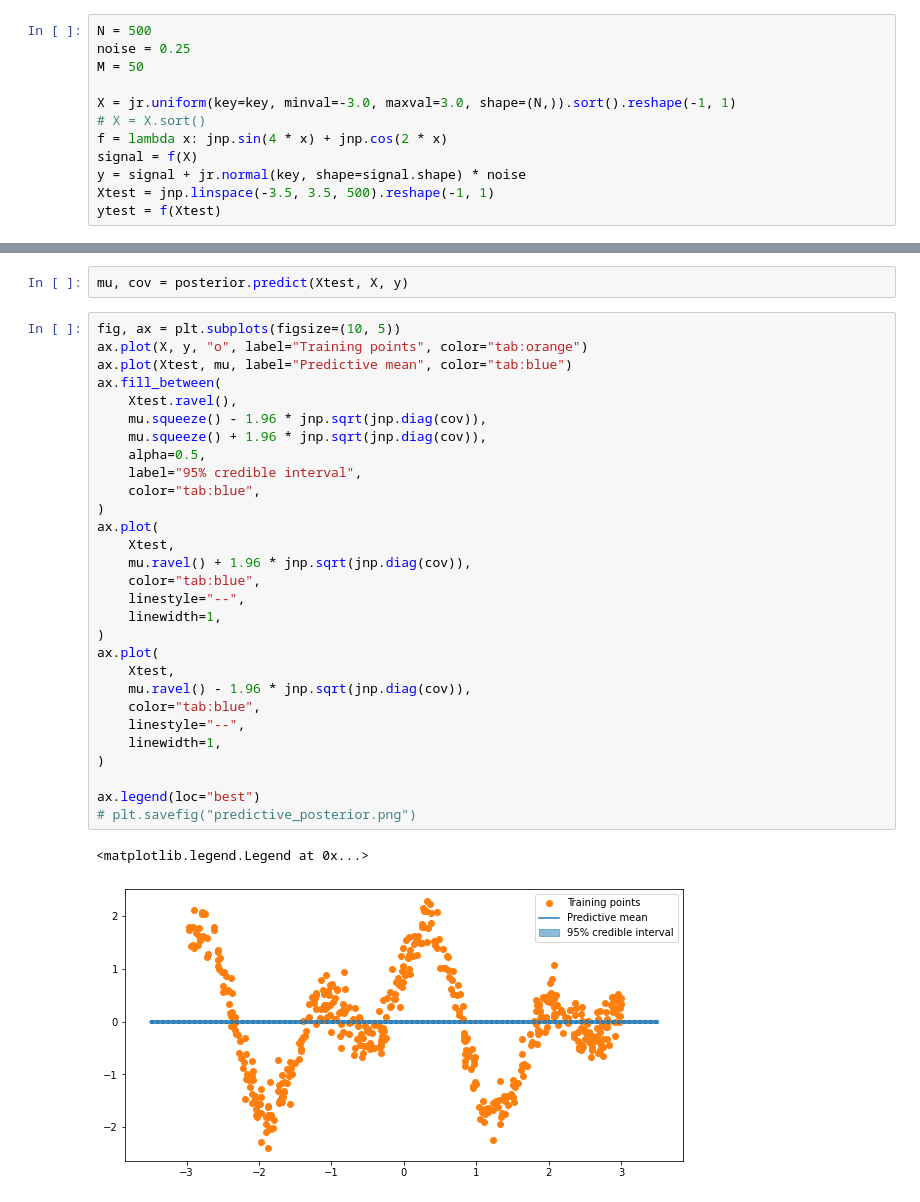
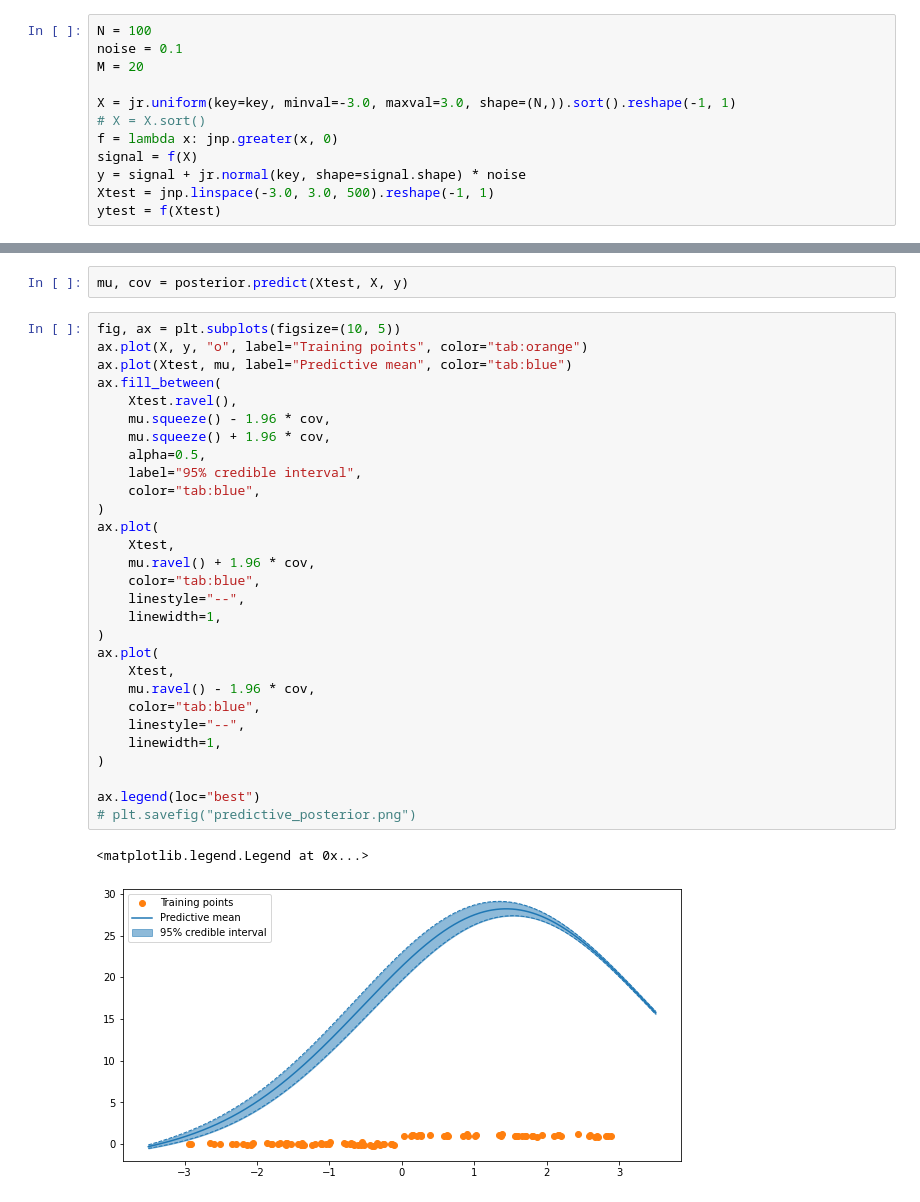
Before and after one commit to jejjohnson/GPJax-1, a Jupyter notebook: examples/spectral.ipynb, the cells around one changed output, grey strips where cells are left out. Cells and saved outputs as stored; diff of their text form.

```diff
--- a/examples/spectral.ipynb
+++ b/examples/spectral.ipynb
@@ -16,16 +16,16 @@ key = jr.PRNGKey(123)
 # %% [output]
 WARNING:absl:No GPU/TPU found, falling back to CPU. (Set TF_CPP_MIN_LOG_LEVEL=0 and rerun for more info.)
 # %%
-N = 500
-noise = 0.25
-M = 50
+N = 100
+noise = 0.1
+M = 20
 
 X = jr.uniform(key=key, minval=-3.0, maxval=3.0, shape=(N,)).sort().reshape(-1, 1)
 # X = X.sort()
-f = lambda x: jnp.sin(4 * x) + jnp.cos(2 * x)
+f = lambda x: jnp.greater(x, 0)
 signal = f(X)
 y = signal + jr.normal(key, shape=signal.shape) * noise
-Xtest = jnp.linspace(-3.5, 3.5, 500).reshape(-1, 1)
+Xtest = jnp.linspace(-3.0, 3.0, 500).reshape(-1, 1)
 ytest = f(Xtest)
 # %%
 fig, ax = plt.subplots(figsize=(10, 5))
@@ -93,32 +83,32 @@ mu, cov = posterior.predict(Xtest, X, y)
 # %%
 fig, ax = plt.subplots(figsize=(10, 5))
 ax.plot(X, y, "o", label="Training points", color="tab:orange")
 ax.plot(Xtest, mu, label="Predictive mean", color="tab:blue")
 ax.fill_between(
     Xtest.ravel(),
-    mu.squeeze() - 1.96 * jnp.sqrt(jnp.diag(cov)),
-    mu.squeeze() + 1.96 * jnp.sqrt(jnp.diag(cov)),
+    mu.squeeze() - 1.96 * cov,
+    mu.squeeze() + 1.96 * cov,
     alpha=0.5,
     label="95% credible interval",
     color="tab:blue",
 )
 ax.plot(
     Xtest,
-    mu.ravel() + 1.96 * jnp.sqrt(jnp.diag(cov)),
+    mu.ravel() + 1.96 * cov,
     color="tab:blue",
     linestyle="--",
     linewidth=1,
 )
 ax.plot(
     Xtest,
-    mu.ravel() - 1.96 * jnp.sqrt(jnp.diag(cov)),
+    mu.ravel() - 1.96 * cov,
     color="tab:blue",
     linestyle="--",
     linewidth=1,
 )
 
 ax.legend(loc="best")
 # plt.savefig("predictive_posterior.png")
 # %% [output]
 <matplotlib.legend.Legend at 0x...>
-[figure, old version]
+[figure, new version]
```
Also changed, not shown: parts of 23 cells of this notebook, 2 other files.
